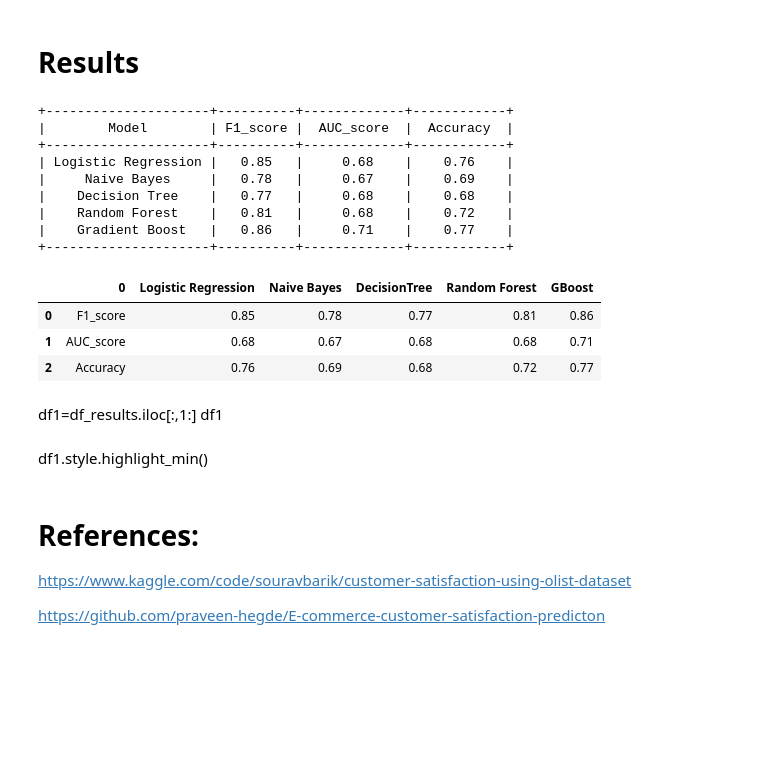
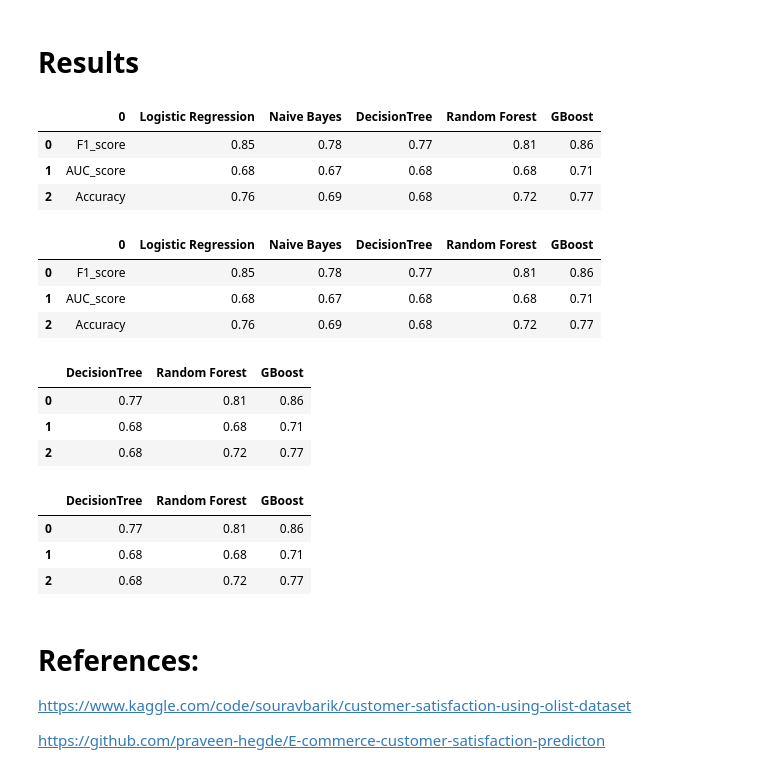
Before and after one commit to jakejhc/Team_Project, a Jupyter notebook: brazillian-customer-satification.ipynb, the cells around one changed output. Cells and saved outputs as stored; diff of their text form; code cells hidden in the pictures; blank space fills up the shorter version.

```diff
--- a/brazillian-customer-satification.ipynb
+++ b/brazillian-customer-satification.ipynb
@@ -1494,29 +1494,6 @@ pred_label_test = model.predict(X_test_vec)
 pred_label_test = [1 if x[1] > x[0] else 0 for x in pred_label_test]
 # %% [markdown]
 # Results
-# %%
-from prettytable import PrettyTable
-
-table = PrettyTable()
-table.field_names = ["Model", "F1_score", " AUC_score "," Accuracy "]
-
-table.add_row(["Logistic Regression",'0.85','0.68','0.76'])
-table.add_row([ "Naive Bayes",'0.78','0.67','0.69'])
-table.add_row(["Decision Tree",'0.77','0.68','0.68'])
-table.add_row(["Random Forest",'0.81','0.68','0.72',])
-table.add_row(["Gradient Boost",'0.86','0.71','0.77'])
-
-print(table)
-# %% [output]
-+---------------------+----------+-------------+------------+
-|        Model        | F1_score |  AUC_score  |  Accuracy  |
-+---------------------+----------+-------------+------------+
-| Logistic Regression |   0.85   |     0.68    |    0.76    |
-|     Naive Bayes     |   0.78   |     0.67    |    0.69    |
-|    Decision Tree    |   0.77   |     0.68    |    0.68    |
-|    Random Forest    |   0.81   |     0.68    |    0.72    |
-|    Gradient Boost   |   0.86   |     0.71    |    0.77    |
-+---------------------+----------+-------------+------------+
 # %%
 metric = ['F1_score', " AUC_score "," Accuracy "]
 
@@ -1532,11 +1509,28 @@ df_results
 | 0 | F1_score | 0.85 | 0.78 | 0.77 | 0.81 | 0.86 |
 | 1 | AUC_score | 0.68 | 0.67 | 0.68 | 0.68 | 0.71 |
 | 2 | Accuracy | 0.76 | 0.69 | 0.68 | 0.72 | 0.77 |
-# %% [markdown]
-df1=df_results.iloc[:,1:]
-df1
-# %% [markdown]
-df1.style.highlight_min()
+# %%
+df_results.style.highlight_min()
+# %% [output]
+|  | 0 | Logistic Regression | Naive Bayes | DecisionTree | Random Forest | GBoost |
+| 0 | F1_score | 0.85 | 0.78 | 0.77 | 0.81 | 0.86 |
+| 1 | AUC_score | 0.68 | 0.67 | 0.68 | 0.68 | 0.71 |
+| 2 | Accuracy | 0.76 | 0.69 | 0.68 | 0.72 | 0.77 |
+# %%
+df1=df_results.iloc[:,3:] #  rows, columns
+df1
+# %% [output]
+|  | DecisionTree | Random Forest | GBoost |
+| 0 | 0.77 | 0.81 | 0.86 |
+| 1 | 0.68 | 0.68 | 0.71 |
+| 2 | 0.68 | 0.72 | 0.77 |
+# %%
+df1.style.highlight_max(color='red').highlight_min(color='green')
+# %% [output]
+|  | DecisionTree | Random Forest | GBoost |
+| 0 | 0.77 | 0.81 | 0.86 |
+| 1 | 0.68 | 0.68 | 0.71 |
+| 2 | 0.68 | 0.72 | 0.77 |
 # %% [markdown]
 # References:
 
```
